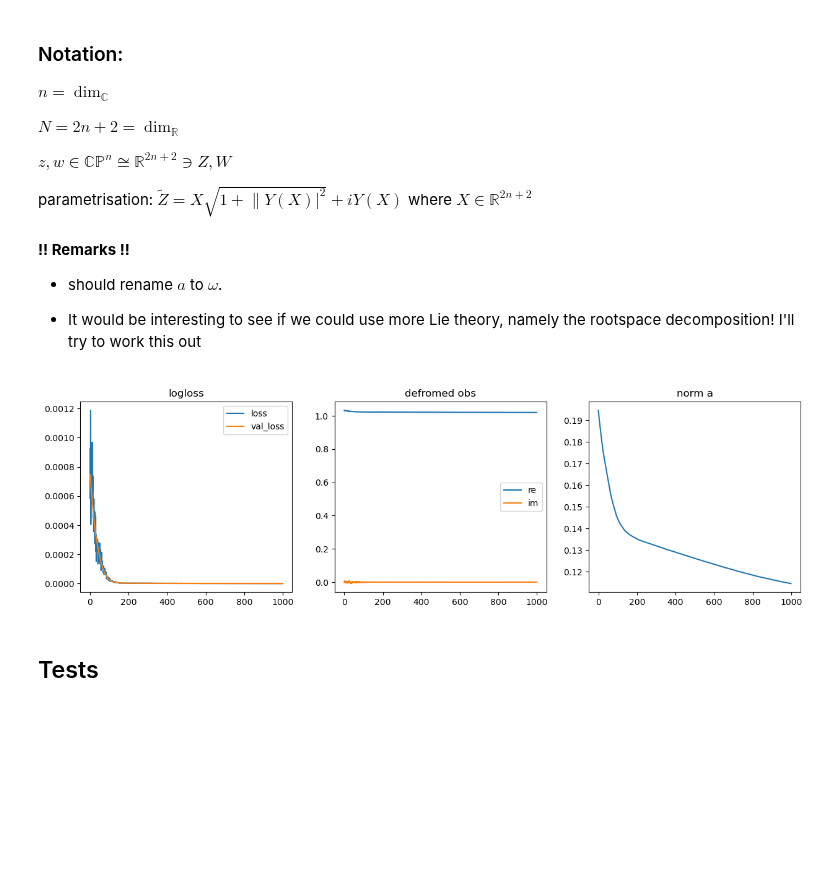
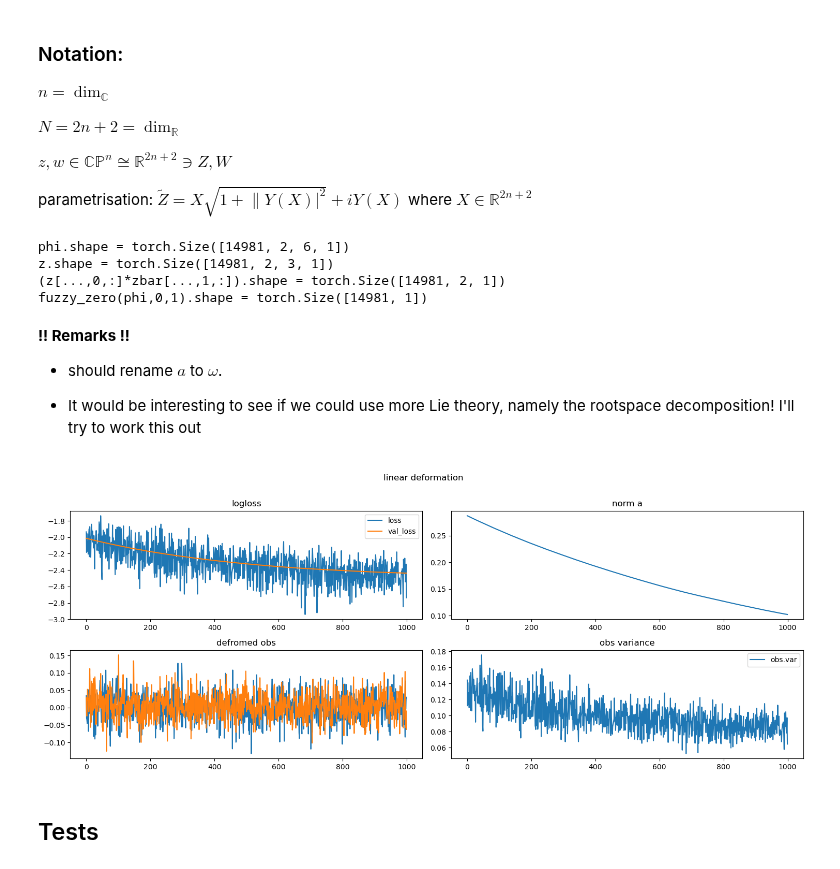
Before and after one commit to dHuberYoumans/CPNStN, a Jupyter notebook: toy_model/toy_model.ipynb, the cells around one changed output. Saved outputs shown, nothing was run; the diff lists cells and outputs as text; code cells hidden in the pictures; blank space fills up the shorter version.

Commit message:
fuzzy_zero
also added plot of variance of observable

```diff
--- a/toy_model/toy_model.ipynb
+++ b/toy_model/toy_model.ipynb
@@ -888,3 +939,14 @@ def logloss(obs):
+# %%
+print(f'{phi.shape = }')
+z, zbar = real2cmplx(phi)
+print(f'{z.shape = }')
+print(f'{(z[...,0,:]*zbar[...,1,:]).shape = }')
+print(f'{fuzzy_zero(phi,0,1).shape = }')
+# %% [output]
+phi.shape = torch.Size([14981, 2, 6, 1])
+z.shape = torch.Size([14981, 2, 3, 1])
+(z[...,0,:]*zbar[...,1,:]).shape = torch.Size([14981, 2, 1])
+fuzzy_zero(phi,0,1).shape = torch.Size([14981, 1])
 # %%
 # SDG OPTIMIZATION
 class ZeroDModel(nn.Module):
@@ -1234,17 +1295,19 @@ phi, alpha = ZeroDModel.create_samples(n=n,phi0=phi0,beta=beta,N_steps=N_steps,b
 
 # SET HYPERPARAMETERS
 beta = 1.0
-alpha = 0.5e-3
+alpha = 1e-4
+obs = lambda phi: fuzzy_zero(phi,0,1)
+# obs = fuzzy_one
 
 # SET PARAMETERS
 
 # LINEAR DEFORMATION (! works well with logloss)
-# a = 0.1*torch.randn(*phi.shape[1:]) # deform params linear
-# deformation = 'linear'
+a = 0.1*torch.randn(*phi.shape[1:]) # deform params linear
+deformation = 'linear'
 
 # U(n+1) TORUS DEFORMATION (! works better with loss)
-a = 0.1*torch.randn(phi.shape[-3],phi.shape[-2]//2,phi.shape[-1])
-deformation = 'torus'
+# a = 0.1*torch.randn(phi.shape[-3],phi.shape[-2]//2,phi.shape[-1])
+# deformation = 'torus'
 
 # HOMOGENEOUS DEFORMATION
 # a = rnd_su([2,n+1,n+1])
@@ -1258,7 +1321,7 @@ deformation = 'torus'
 # deformation = 'homogeneous'
 
 # SETUP MODEL
-model = ZeroDModel(dim_C=n,observable=lambda x: 1.0,deformation=deformation,deformation_param=a,beta=beta)
+model = ZeroDModel(dim_C=n,observable=obs,deformation=deformation,deformation_param=a,beta=beta)
 optimizer = optim.Adam(model.parameters(),lr=alpha)
 
 # TRAIN-VALIDATION-SPLIT
@@ -1267,7 +1330,8 @@ phi_train = phi[:split]
 phi_val = phi[split:]
 
 # SET LOSS FUNCTION
-loss_fct = loss
+loss_fct = logloss
+loss_name = 'loss' if loss_fct == loss else 'logloss'
 
 # SET BATCH SIZE
 batch_size = 32
@@ -1280,6 +1344,7 @@ anorm = []
 losses_train = []
 losses_val = []
 observable = []
+observable_var = []
 
 
 # TRAINING
@@ -1294,45 +1359,53 @@ for epoch in tqdm(range(epochs)):
 
     loss_train = loss_fct(deformed_obs)
     loss_train.backward()
 
     with torch.no_grad():
         observable.append(grab(deformed_obs).mean())
+        observable_var.append(grab(deformed_obs).var())
 
     optimizer.step()
 
     # VALIDATION
     with torch.no_grad():
         deformed_obs_val = model(samples=phi_val.cdouble())
 
         loss_val = loss_fct(deformed_obs_val)
 
     losses_train.append(grab(loss_train))
     losses_val.append(grab(loss_val))
 
     if deformation == 'linear':
         anorm.append(np.linalg.norm(grab(a).ravel())) # get vector norm
     else:
         matrix_norms = torch.linalg.matrix_norm(a.detach()) # get matrix norm
         anorm.append(matrix_norms.sum())
 
 
 # PLOT
 
-fig, ax = plt.subplots(nrows=1,ncols=3,figsize=(15,4))
-ax[2].plot(anorm)
-ax[2].set_title('norm a')
+fig, ax = plt.subplots(nrows=2,ncols=2,figsize=(15,6))
+plt.suptitle(deformation + ' deformation\n')
+ax[0,1].plot(anorm)
+ax[0,1].set_title('norm a')
 
+ax[0,0].plot(losses_train,label='loss')
+ax[0,0].plot(losses_val,label='val_loss')
+ax[0,0].legend()
+ax[0,0].set_title(loss_name)
 
-ax[0].plot(losses_train,label='loss')
-ax[0].plot(losses_val,label='val_loss')
-ax[0].legend()
-ax[0].set_title('logloss')
-ax[1].plot([z.real for z in observable],label='re')
-ax[1].plot([z.imag for z in observable],label='im')
-ax[1].set_title('defromed obs')
-ax[1].legend();
+ax[1,0].plot([z.real for z in observable],label='re')
+ax[1,0].plot([z.imag for z in observable],label='im')
+ax[1,0].set_title('defromed obs')
+
+ax[1,1].plot([z.real for z in observable_var],label='obs.var')
+# ax[1,1].plot([z.imag for z in observable],label='im')
+ax[1,1].set_title('obs variance')
+
+plt.tight_layout()
+plt.legend();
 # %% [output]
-[figure, old version]
+[figure, new version]
 # %% [markdown]
 ## Tests
 # %%
```
Also changed, not shown: parts of 2 cells of this notebook.
